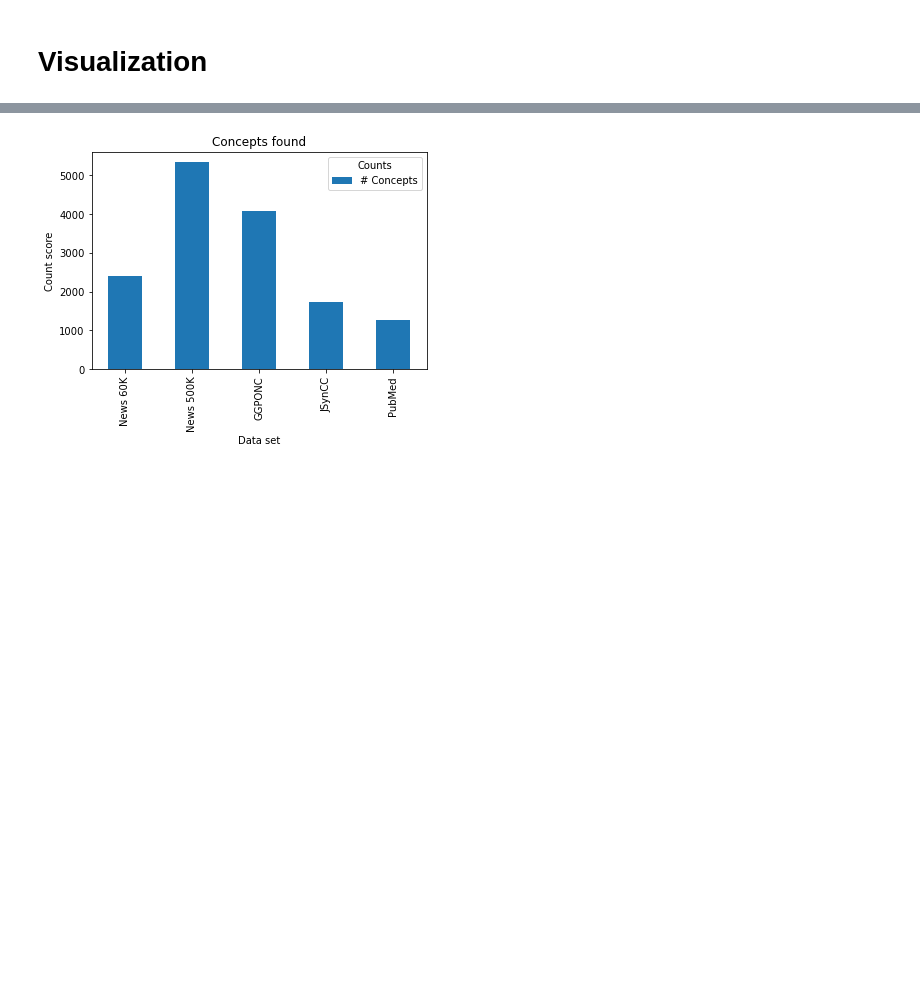
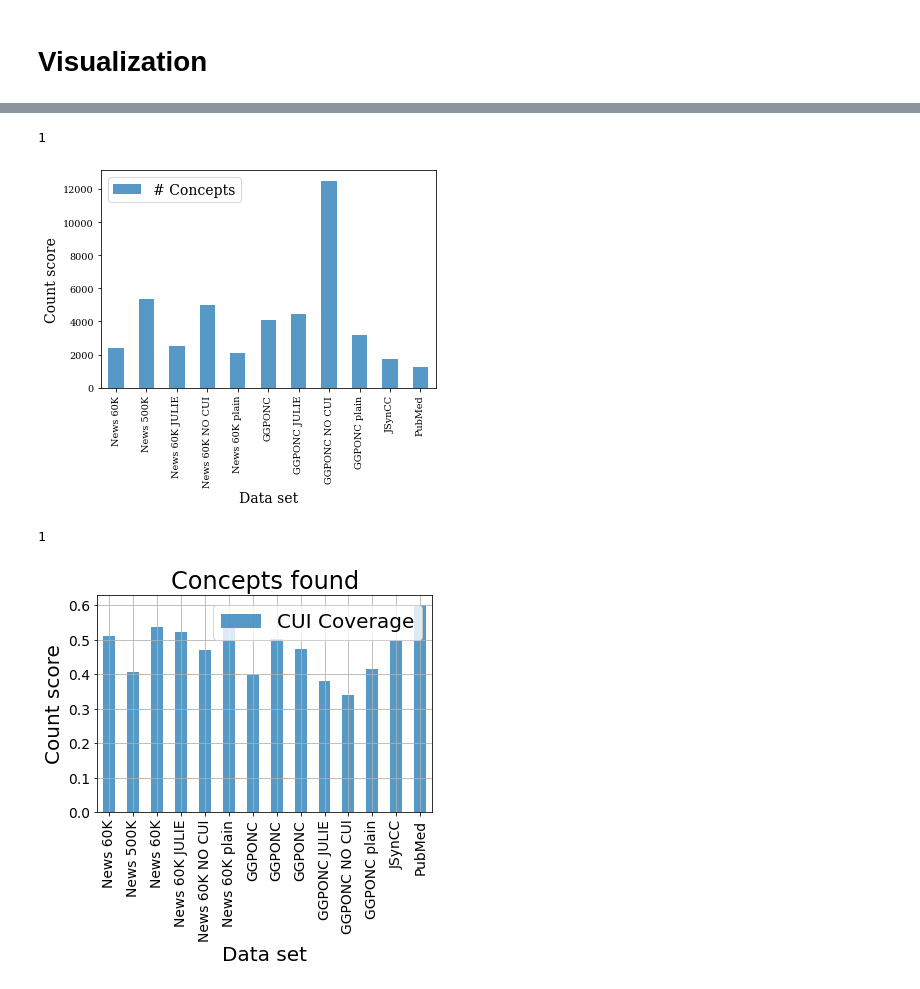
Before and after one commit to LasseKohlmeyer/AML4DHGermanVecs, a Jupyter notebook: Example Pipeline.ipynb, the cells around one changed output, grey strips where cells are left out. Saved outputs shown, nothing was run; the diff lists cells and outputs as text; code cells hidden in the pictures; blank space fills up the shorter version.

Commit message:
improved plotting

```diff
--- a/Example Pipeline.ipynb
+++ b/Example Pipeline.ipynb
@@ -424,4 +465,8 @@ def plot_counts(df: pd.DataFrame, x_attribute: str, stratification: List[str]):
 # %%
-plot_counts(df, x_attribute="Data set", stratification=["# Concepts"])
+plot_counts(df, x_attribute="Data set", coloring=["# Concepts"], paper_mode=True)
+plot_counts(df, x_attribute="Data set", coloring=["CUI Coverage"], paper_mode=False)
 # %% [output]
+1
-[figure, old version]
+[figure, new version]
+1
+[figure, added]
```
Also changed, not shown: parts of 4 cells of this notebook, 1 other file.
